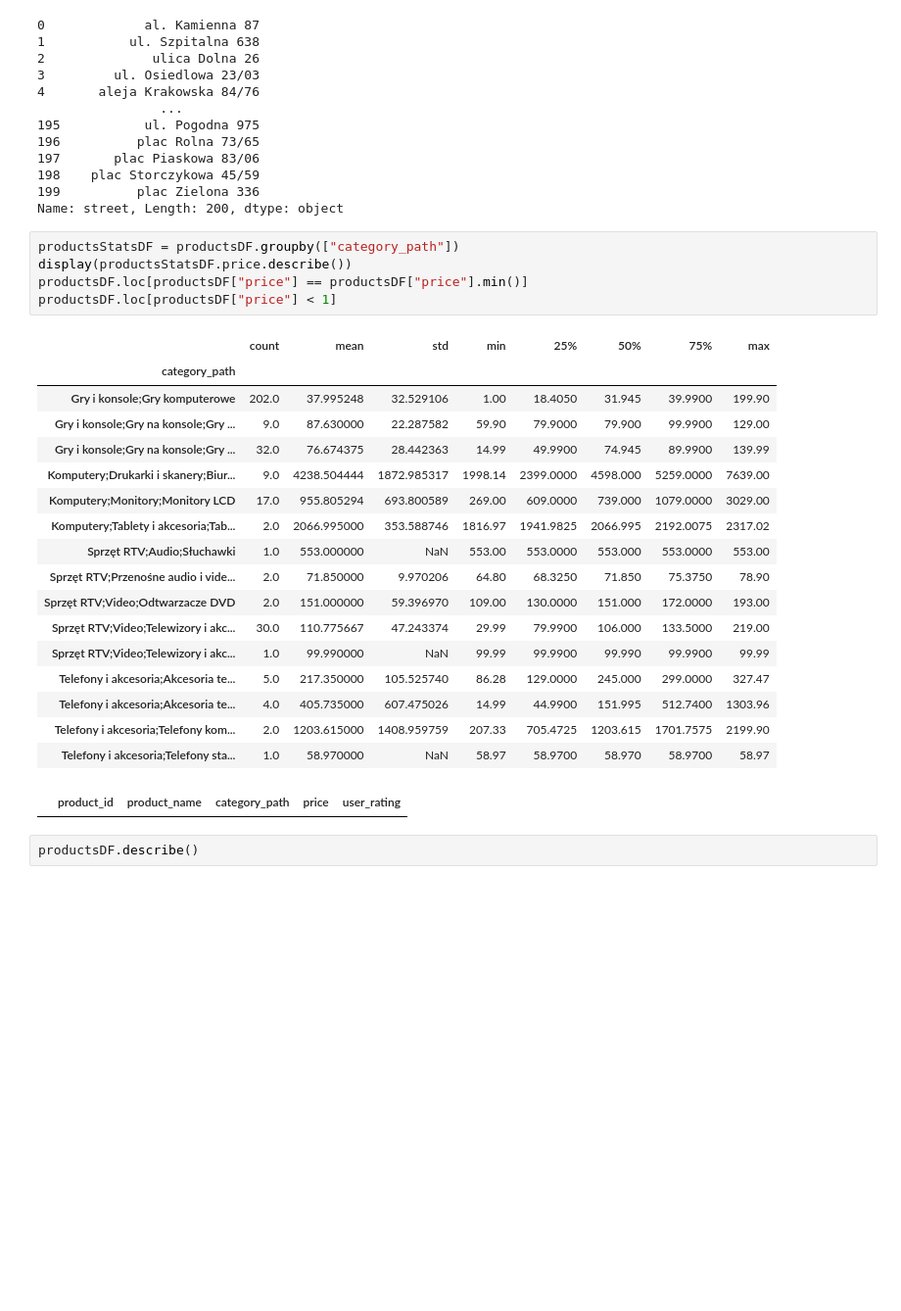
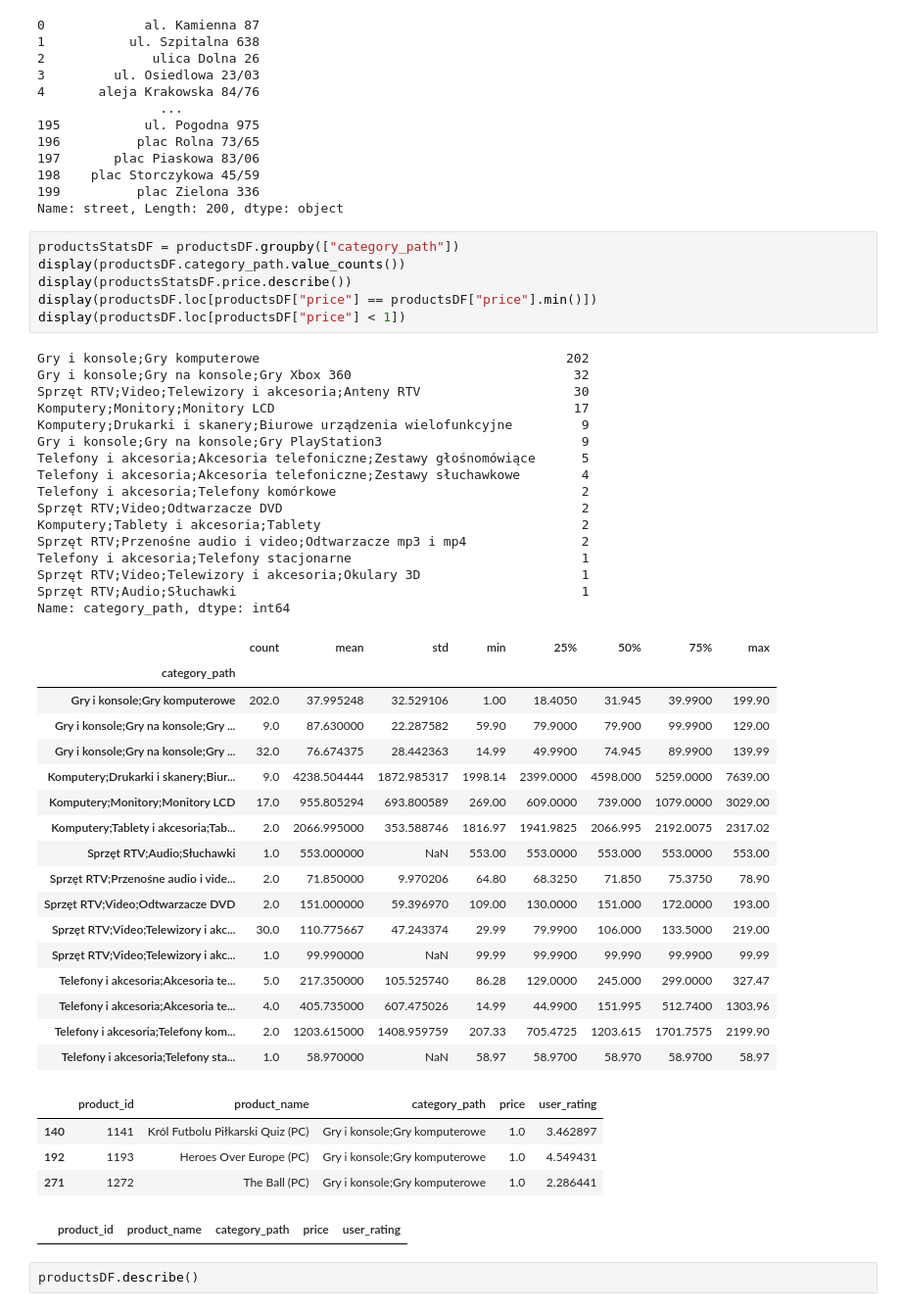
Before and after one commit to SwirtaB/IUM_Recommendation-system, a Jupyter notebook: notebooks/data_analysis.ipynb, the cells around one changed output. Shown at 98% size. Drawn from its saved outputs; the diff is of its cells as text; blank space fills up the shorter version.

Commit message:
Analysis of data for missing values, errors and coverage. Updated .gitignore.

```diff
--- a/notebooks/data_analysis.ipynb
+++ b/notebooks/data_analysis.ipynb
@@ -121,28 +117,49 @@ usersDF.street
 Name: street, Length: 200, dtype: object
 # %%
 productsStatsDF = productsDF.groupby(["category_path"])
+display(productsDF.category_path.value_counts())
 display(productsStatsDF.price.describe())
-productsDF.loc[productsDF["price"] == productsDF["price"].min()]
-productsDF.loc[productsDF["price"] < 1]
+display(productsDF.loc[productsDF["price"] == productsDF["price"].min()])
+display(productsDF.loc[productsDF["price"] < 1])
 # %% [output]
+Gry i konsole;Gry komputerowe                                        202
+Gry i konsole;Gry na konsole;Gry Xbox 360                             32
+Sprzęt RTV;Video;Telewizory i akcesoria;Anteny RTV                    30
+Komputery;Monitory;Monitory LCD                                       17
+Komputery;Drukarki i skanery;Biurowe urządzenia wielofunkcyjne         9
+Gry i konsole;Gry na konsole;Gry PlayStation3                          9
+Telefony i akcesoria;Akcesoria telefoniczne;Zestawy głośnomówiące      5
+Telefony i akcesoria;Akcesoria telefoniczne;Zestawy słuchawkowe        4
+Telefony i akcesoria;Telefony komórkowe                                2
+Sprzęt RTV;Video;Odtwarzacze DVD                                       2
+Komputery;Tablety i akcesoria;Tablety                                  2
+Sprzęt RTV;Przenośne audio i video;Odtwarzacze mp3 i mp4               2
+Telefony i akcesoria;Telefony stacjonarne                              1
+Sprzęt RTV;Video;Telewizory i akcesoria;Okulary 3D                     1
+Sprzęt RTV;Audio;Słuchawki                                             1
+Name: category_path, dtype: int64
 |  | count | mean | std | min | 25% | 50% | 75% | max |
 | category_path |  |  |  |  |  |  |  |  |
 | Gry i konsole;Gry komputerowe | 202.0 | 37.995248 | 32.529106 | 1.00 | 18.4050 | 31.945 | 39.9900 | 199.90 |
 | Gry i konsole;Gry na konsole;Gry ... | 9.0 | 87.630000 | 22.287582 | 59.90 | 79.9000 | 79.900 | 99.9900 | 129.00 |
 | Gry i konsole;Gry na konsole;Gry ... | 32.0 | 76.674375 | 28.442363 | 14.99 | 49.9900 | 74.945 | 89.9900 | 139.99 |
 | Komputery;Drukarki i skanery;Biur... | 9.0 | 4238.504444 | 1872.985317 | 1998.14 | 2399.0000 | 4598.000 | 5259.0000 | 7639.00 |
 | Komputery;Monitory;Monitory LCD | 17.0 | 955.805294 | 693.800589 | 269.00 | 609.0000 | 739.000 | 1079.0000 | 3029.00 |
 | Komputery;Tablety i akcesoria;Tab... | 2.0 | 2066.995000 | 353.588746 | 1816.97 | 1941.9825 | 2066.995 | 2192.0075 | 2317.02 |
 | Sprzęt RTV;Audio;Słuchawki | 1.0 | 553.000000 | NaN | 553.00 | 553.0000 | 553.000 | 553.0000 | 553.00 |
 | Sprzęt RTV;Przenośne audio i vide... | 2.0 | 71.850000 | 9.970206 | 64.80 | 68.3250 | 71.850 | 75.3750 | 78.90 |
 | Sprzęt RTV;Video;Odtwarzacze DVD | 2.0 | 151.000000 | 59.396970 | 109.00 | 130.0000 | 151.000 | 172.0000 | 193.00 |
 | Sprzęt RTV;Video;Telewizory i akc... | 30.0 | 110.775667 | 47.243374 | 29.99 | 79.9900 | 106.000 | 133.5000 | 219.00 |
 | Sprzęt RTV;Video;Telewizory i akc... | 1.0 | 99.990000 | NaN | 99.99 | 99.9900 | 99.990 | 99.9900 | 99.99 |
 | Telefony i akcesoria;Akcesoria te... | 5.0 | 217.350000 | 105.525740 | 86.28 | 129.0000 | 245.000 | 299.0000 | 327.47 |
 | Telefony i akcesoria;Akcesoria te... | 4.0 | 405.735000 | 607.475026 | 14.99 | 44.9900 | 151.995 | 512.7400 | 1303.96 |
 | Telefony i akcesoria;Telefony kom... | 2.0 | 1203.615000 | 1408.959759 | 207.33 | 705.4725 | 1203.615 | 1701.7575 | 2199.90 |
 | Telefony i akcesoria;Telefony sta... | 1.0 | 58.970000 | NaN | 58.97 | 58.9700 | 58.970 | 58.9700 | 58.97 |
 |  | product_id | product_name | category_path | price | user_rating |
+| 140 | 1141 | Król Futbolu Piłkarski Quiz (PC) | Gry i konsole;Gry komputerowe | 1.0 | 3.462897 |
+| 192 | 1193 | Heroes Over Europe (PC) | Gry i konsole;Gry komputerowe | 1.0 | 4.549431 |
+| 271 | 1272 | The Ball (PC) | Gry i konsole;Gry komputerowe | 1.0 | 2.286441 |
+|  | product_id | product_name | category_path | price | user_rating |
 # %%
 productsDF.describe()
 # %% [output]
```
Also changed, not shown: parts of 6 cells of this notebook, 1 other file.
